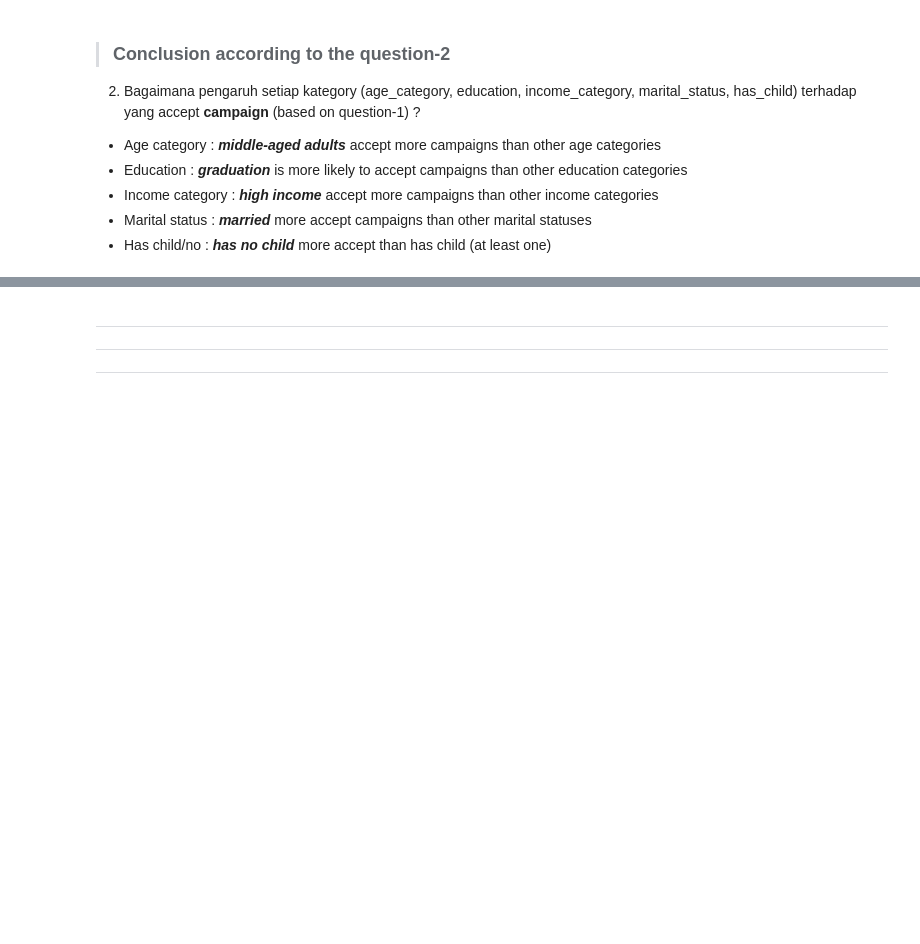
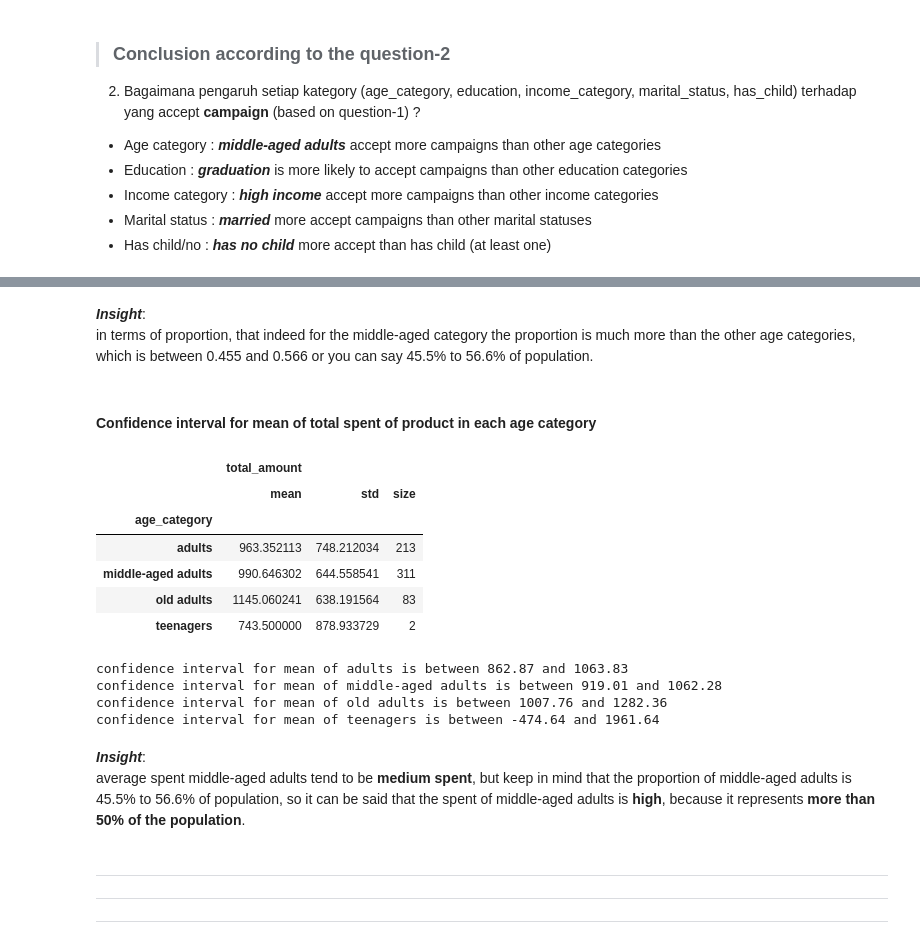
Before and after one commit to fnkhairudin/CapstoneProjectModul2, a Jupyter notebook: notebooks/2.0-fnk-data-analysis.ipynb, the cells around one changed output, grey strips where cells are left out. Drawn from its saved outputs; the diff is of its cells as text; code cells hidden in the pictures; blank space fills up the shorter version.

```diff
--- a/notebooks/2.0-fnk-data-analysis.ipynb
+++ b/notebooks/2.0-fnk-data-analysis.ipynb
@@ -762,3 +818,38 @@ df_accept.groupby('age_category')[colsProd].agg('sum').loc['middle-aged adults']
+# %% [markdown]
+**_Insight_**:
+<br>
+in terms of proportion, that indeed for the middle-aged category the proportion is much more than the other age categories, which is between 0.455 and 0.566 or you can say 45.5% to 56.6% of population.
+# %% [markdown]
+#### Confidence interval for **mean** of total spent of product in each age category
+# %%
+df_CImean = df_accept.groupby("age_category").agg({"total_amount": [np.mean, np.std, np.size]})
+df_CImean
+# %% [output]
+|  | total_amount |  |  |
+|  | mean | std | size |
+| age_category |  |  |  |
+| adults | 963.352113 | 748.212034 | 213 |
+| middle-aged adults | 990.646302 | 644.558541 | 311 |
+| old adults | 1145.060241 | 638.191564 | 83 |
+| teenagers | 743.500000 | 878.933729 | 2 |
+# %%
+for i in age_category:
+    # mean (point estimate)
+    mean = df_CImean.loc[i][0]
+    # calculate CI for mean
+    lower = mean - 1.96 * df_CImean.loc[i][1] / np.sqrt(df_CImean.loc[i][2])
+    upper = mean + 1.96 * df_CImean.loc[i][1] / np.sqrt(df_CImean.loc[i][2])
+    # display the CI for mean
+    print(f"confidence interval for mean of {i} is between {round(lower, 2)} and {round(upper, 2)}")
+# %% [output]
+confidence interval for mean of adults is between 862.87 and 1063.83
+confidence interval for mean of middle-aged adults is between 919.01 and 1062.28
+confidence interval for mean of old adults is between 1007.76 and 1282.36
+confidence interval for mean of teenagers is between -474.64 and 1961.64
+# %% [markdown]
+**_Insight_**:
+<br>
+average spent middle-aged adults tend to be **medium spent**, but keep in mind that the proportion of middle-aged adults is 45.5% to 56.6% of population, so it can be said that the spent of middle-aged adults is **high**, because it represents **more than 50% of the population**.
 # %% [markdown]
 ----------
 ----------
```
Also changed, not shown: parts of 10 cells of this notebook.
